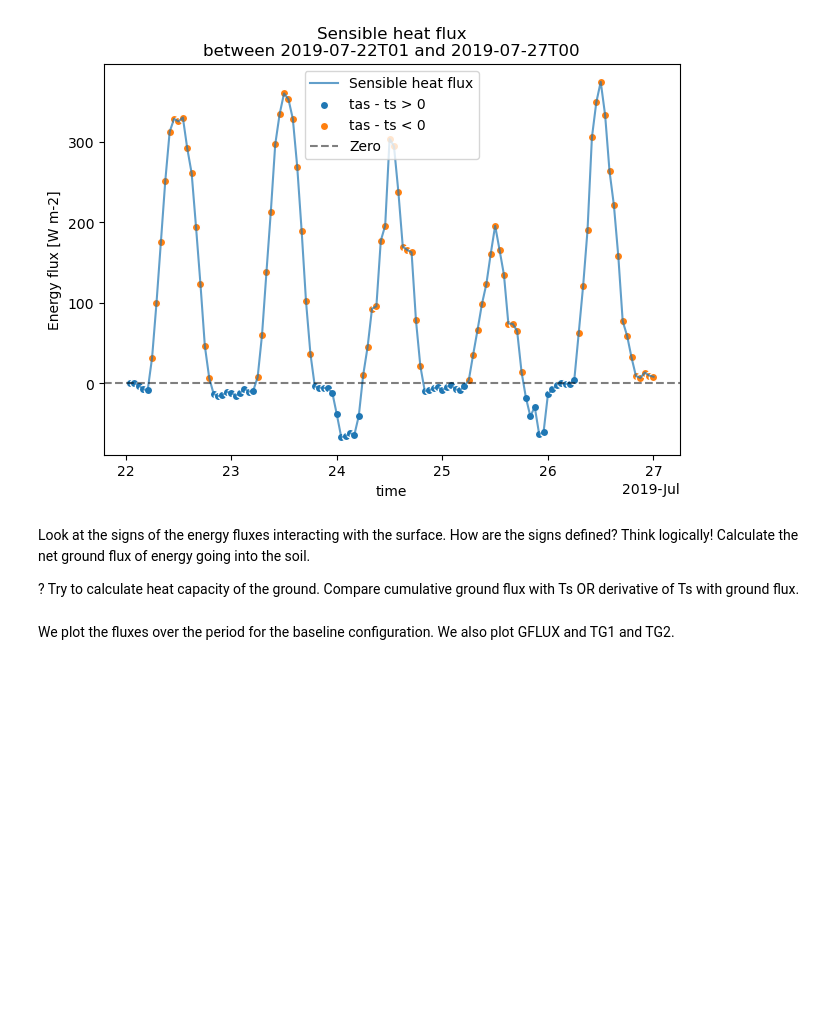
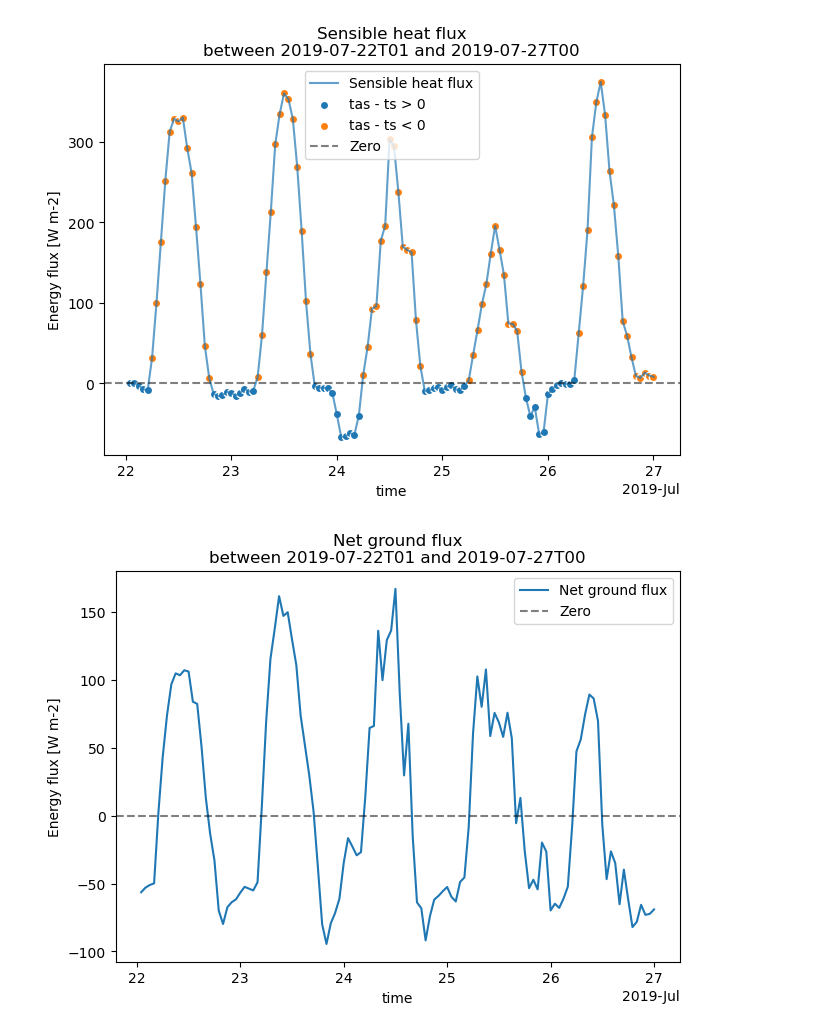
Before and after one commit to wdewettin/AtmCompPhys, a Jupyter notebook: notebooks/explore_heatwave_official.ipynb, the cells around one changed output. Cells and saved outputs as stored; diff of their text form; code cells hidden in the pictures; blank space fills up the shorter version.

```diff
--- a/notebooks/explore_heatwave_official.ipynb
+++ b/notebooks/explore_heatwave_official.ipynb
@@ -214,10 +216,18 @@ ax.legend()
 plt.show()
 # %% [output]
 [figure]
-# %% [markdown]
-Look at the signs of the energy fluxes interacting with the surface. How are the signs defined? Think logically!
-Calculate the net ground flux of energy going into the soil.
-
-? Try to calculate heat capacity of the ground. Compare cumulative ground flux with Ts OR derivative of Ts with ground flux.
-# %% [markdown]
-We plot the fluxes over the period for the baseline configuration. We also plot GFLUX and TG1 and TG2.
+# %%
+fig, ax = plt.subplots(layout="constrained")
+
+netflux = ds_rmi_period.rnetds - ds_rmi_period.hfss - ds_rmi_period.hfls
+netflux.plot(ax=ax, x="time", label="Net ground flux")
+
+ax.set_title(f"Net ground flux\nbetween {tstart} and {tstop}")
+ax.set_ylabel("Energy flux [W m-2]")
+
+ax.axhline(linestyle="--", color="k", alpha=0.5, label="Zero")
+ax.legend()
+
+plt.show()
+# %% [output]
+[figure, added]
```
Also changed, not shown: parts of 6 cells of this notebook.
